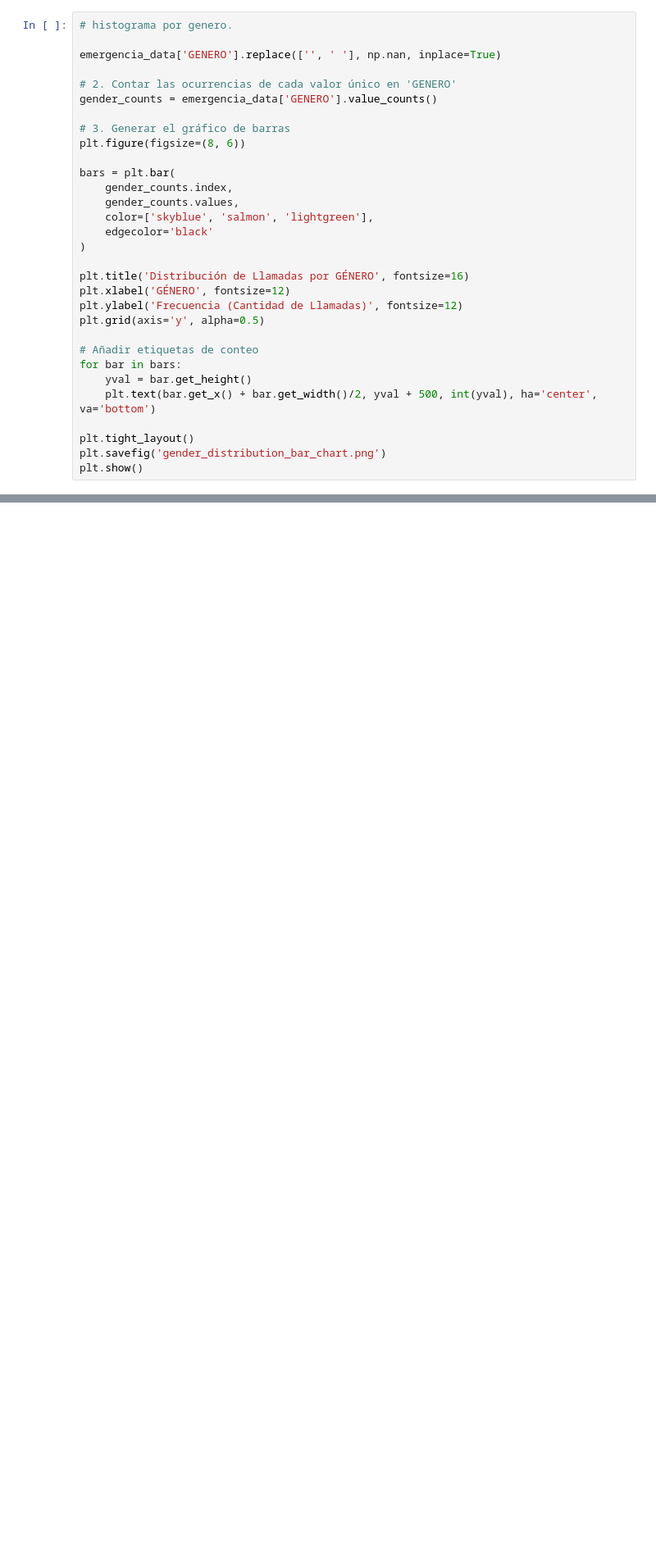
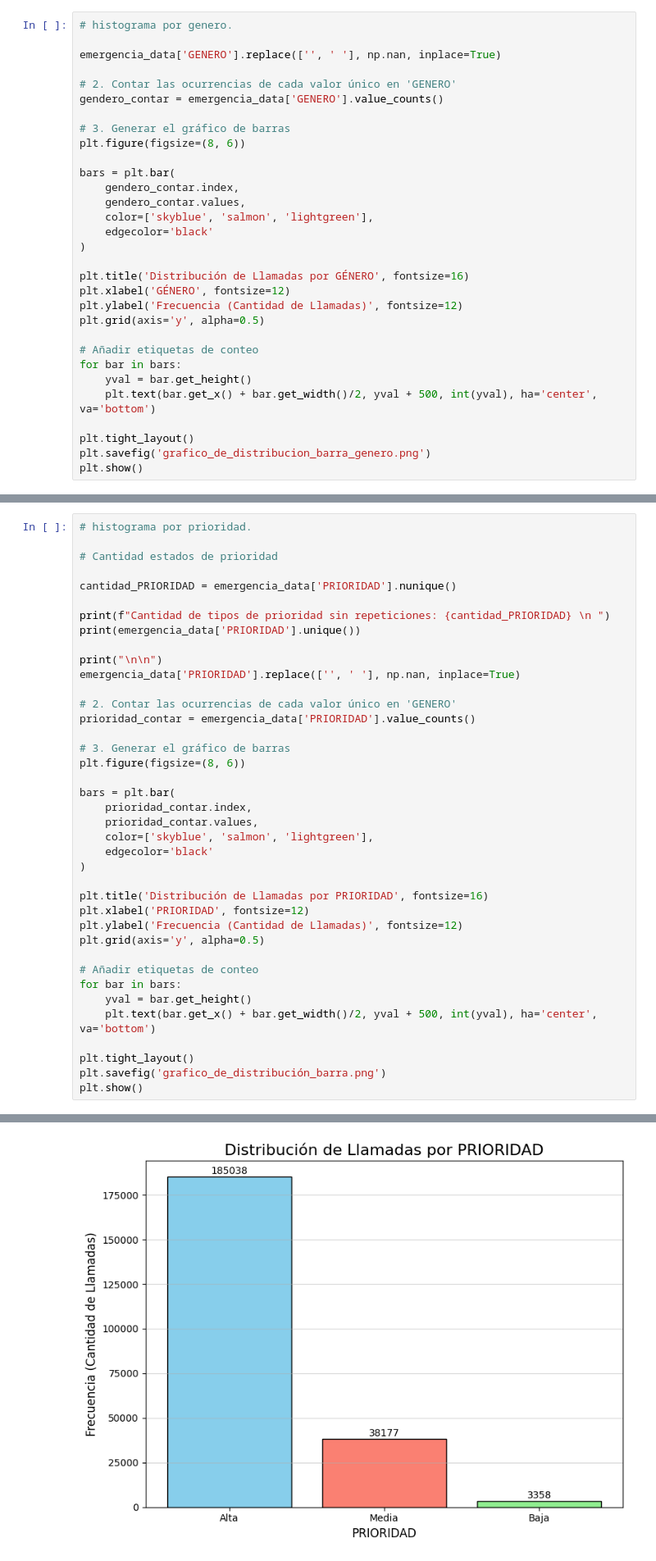
Before and after one commit to eseblanco/CiDatTecMod2, a Jupyter notebook: tarea1.ipynb, the cells around one changed output, grey strips where cells are left out. Shown at 82% size. Cells and saved outputs as stored; diff of their text form; blank space fills up the shorter version.

```diff
--- a/tarea1.ipynb
+++ b/tarea1.ipynb
@@ -135,14 +139,14 @@ Porcentaje de valores en la columna 'GENERO': 46.338976473842166
 emergencia_data['GENERO'].replace(['', ' '], np.nan, inplace=True)
 
 # 2. Contar las ocurrencias de cada valor único en 'GENERO'
-gender_counts = emergencia_data['GENERO'].value_counts()
+gendero_contar = emergencia_data['GENERO'].value_counts()
 
 # 3. Generar el gráfico de barras
 plt.figure(figsize=(8, 6))
 
 bars = plt.bar(
-    gender_counts.index,
-    gender_counts.values,
+    gendero_contar.index,
+    gendero_contar.values,
     color=['skyblue', 'salmon', 'lightgreen'],
     edgecolor='black'
 )
@@ -158,6 +162,6 @@ for bar in bars:
     plt.text(bar.get_x() + bar.get_width()/2, yval + 500, int(yval), ha='center', va='bottom')
 
 plt.tight_layout()
-plt.savefig('gender_distribution_bar_chart.png')
+plt.savefig('grafico_de_distribucion_barra_genero.png')
 plt.show()
 # %% [output]
@@ -170,0 +247,40 @@ For example, when doing 'df[col].method(value, inplace=True)', try using 'df.met
+# %%
+# histograma por prioridad.
+
+# Cantidad estados de prioridad
+
+cantidad_PRIORIDAD = emergencia_data['PRIORIDAD'].nunique()
+
+print(f"Cantidad de tipos de prioridad sin repeticiones: {cantidad_PRIORIDAD} \n ")
+print(emergencia_data['PRIORIDAD'].unique())
+
+print("\n\n")
+emergencia_data['PRIORIDAD'].replace(['', ' '], np.nan, inplace=True)
+
+# 2. Contar las ocurrencias de cada valor único en 'GENERO'
+prioridad_contar = emergencia_data['PRIORIDAD'].value_counts()
+
+# 3. Generar el gráfico de barras
+plt.figure(figsize=(8, 6))
+
+bars = plt.bar(
+    prioridad_contar.index,
+    prioridad_contar.values,
+    color=['skyblue', 'salmon', 'lightgreen'],
+    edgecolor='black'
+)
+
+plt.title('Distribución de Llamadas por PRIORIDAD', fontsize=16)
+plt.xlabel('PRIORIDAD', fontsize=12)
+plt.ylabel('Frecuencia (Cantidad de Llamadas)', fontsize=12)
+plt.grid(axis='y', alpha=0.5)
+
+# Añadir etiquetas de conteo
+for bar in bars:
+    yval = bar.get_height()
+    plt.text(bar.get_x() + bar.get_width()/2, yval + 500, int(yval), ha='center', va='bottom')
+
+plt.tight_layout()
+plt.savefig('grafico_de_distribución_barra.png')
+plt.show()
+# %% [output]
@@ -170,0 +290 @@ For example, when doing 'df[col].method(value, inplace=True)', try using 'df.met
+[figure, added]
```
Also changed, not shown: parts of 13 cells of this notebook.
